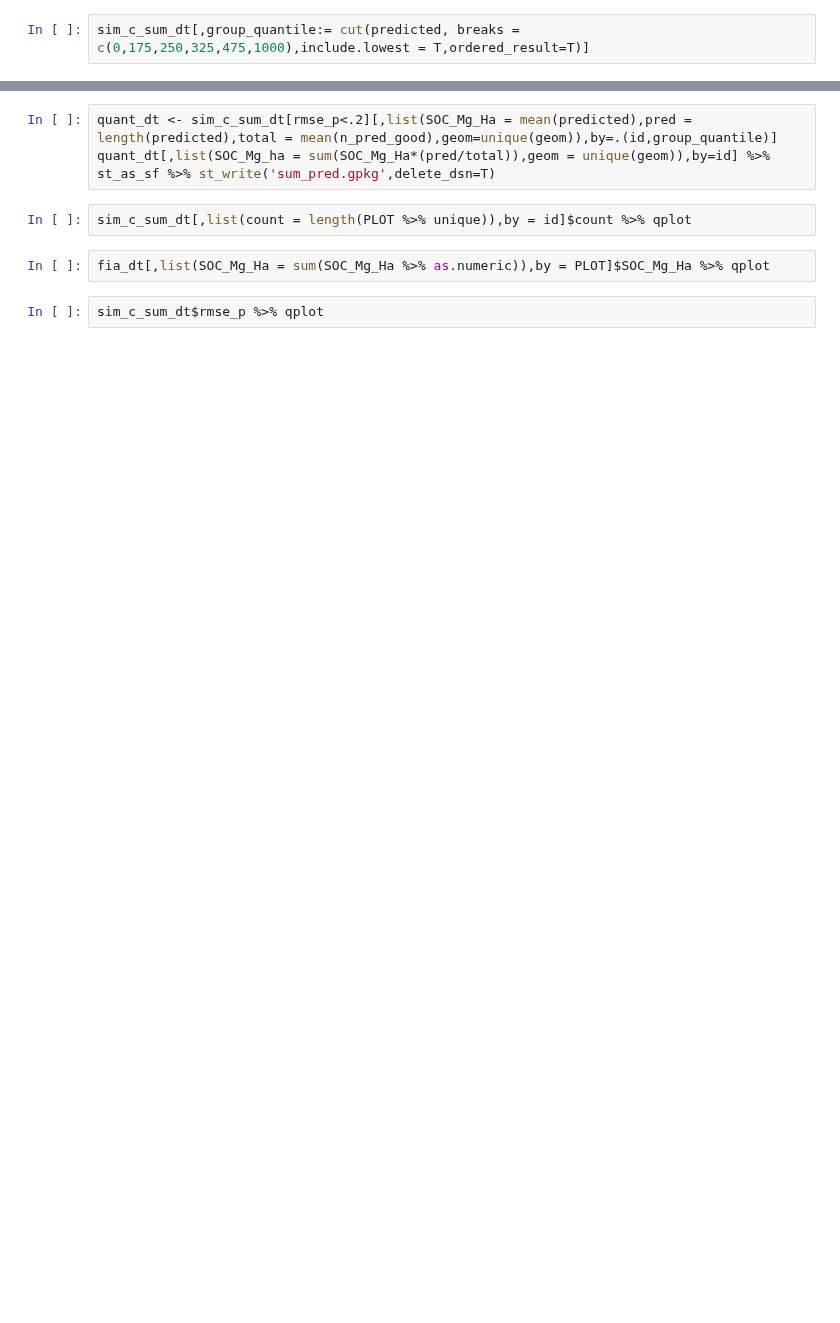
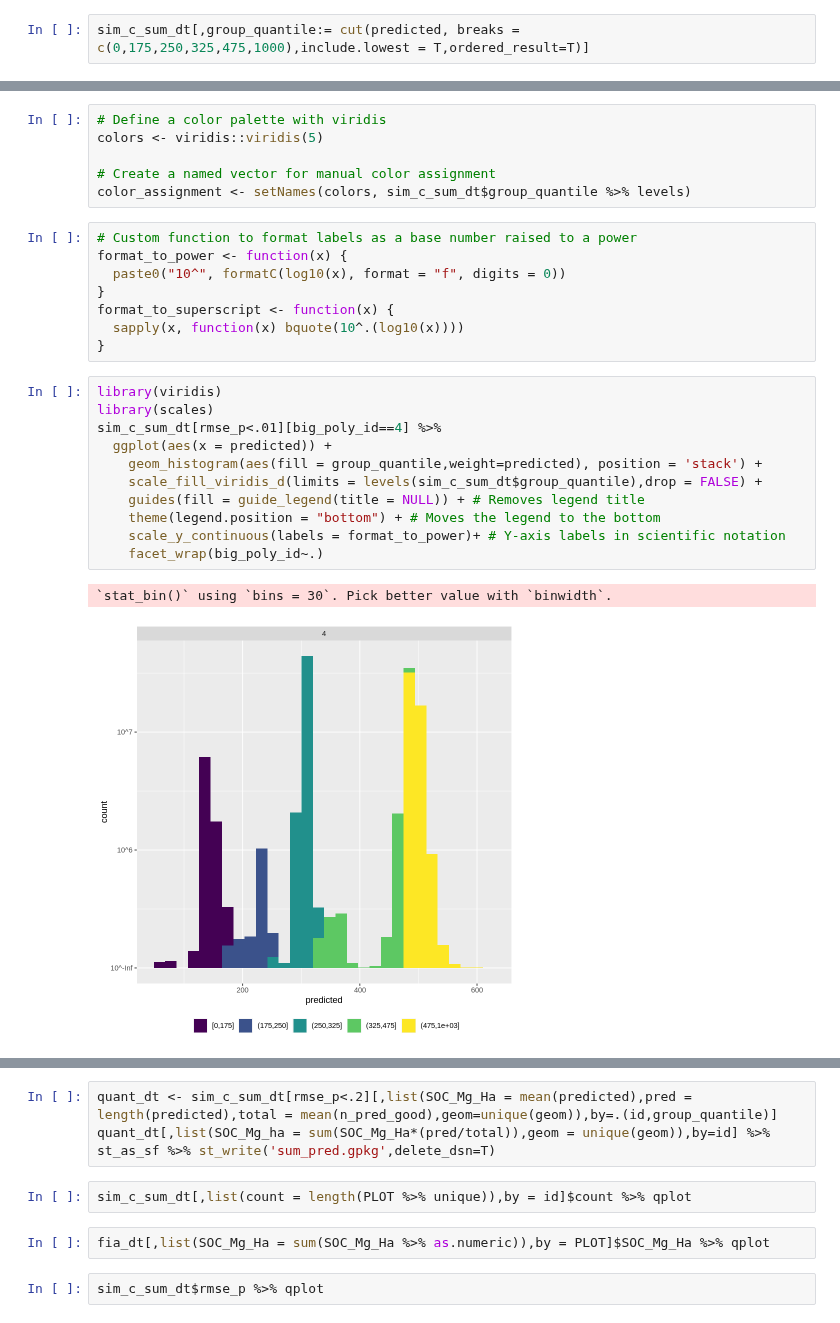
Before and after one commit to seismosmsr/hawaii_soils, a Jupyter notebook: Hawaii_Soils_Analysis.ipynb, the cells around one changed output, grey strips where cells are left out. Saved outputs shown, nothing was run; the diff lists cells and outputs as text; blank space fills up the shorter version.

```diff
--- a/Hawaii_Soils_Analysis.ipynb
+++ b/Hawaii_Soils_Analysis.ipynb
@@ -298,0 +375,28 @@ sim_c_sum_dt[,n_pred_good := length(predicted[rmse_p<.2]),by=id]
+# %%
+# Define a color palette with viridis
+colors <- viridis::viridis(5)
+
+# Create a named vector for manual color assignment
+color_assignment <- setNames(colors, sim_c_sum_dt$group_quantile %>% levels)
+# %%
+# Custom function to format labels as a base number raised to a power
+format_to_power <- function(x) {
+  paste0("10^", formatC(log10(x), format = "f", digits = 0))
+}
+format_to_superscript <- function(x) {
+  sapply(x, function(x) bquote(10^.(log10(x))))
+}
+# %%
+library(viridis)
+library(scales)
+sim_c_sum_dt[rmse_p<.01][big_poly_id==4] %>%
+  ggplot(aes(x = predicted)) +
+    geom_histogram(aes(fill = group_quantile,weight=predicted), position = 'stack') +
+    scale_fill_viridis_d(limits = levels(sim_c_sum_dt$group_quantile),drop = FALSE) +
+    guides(fill = guide_legend(title = NULL)) + # Removes legend title
+    theme(legend.position = "bottom") + # Moves the legend to the bottom
+    scale_y_continuous(labels = format_to_power)+ # Y-axis labels in scientific notation
+    facet_wrap(big_poly_id~.)
+# %% [output]
+`stat_bin()` using `bins = 30`. Pick better value with `binwidth`.
+[figure, added]
```
Also changed, not shown: parts of 37 cells of this notebook.
